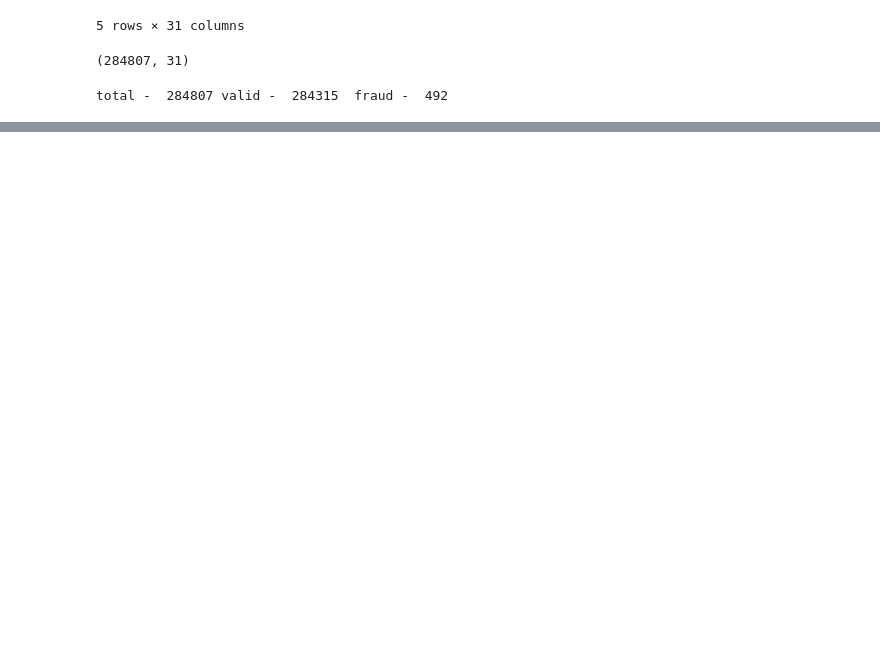
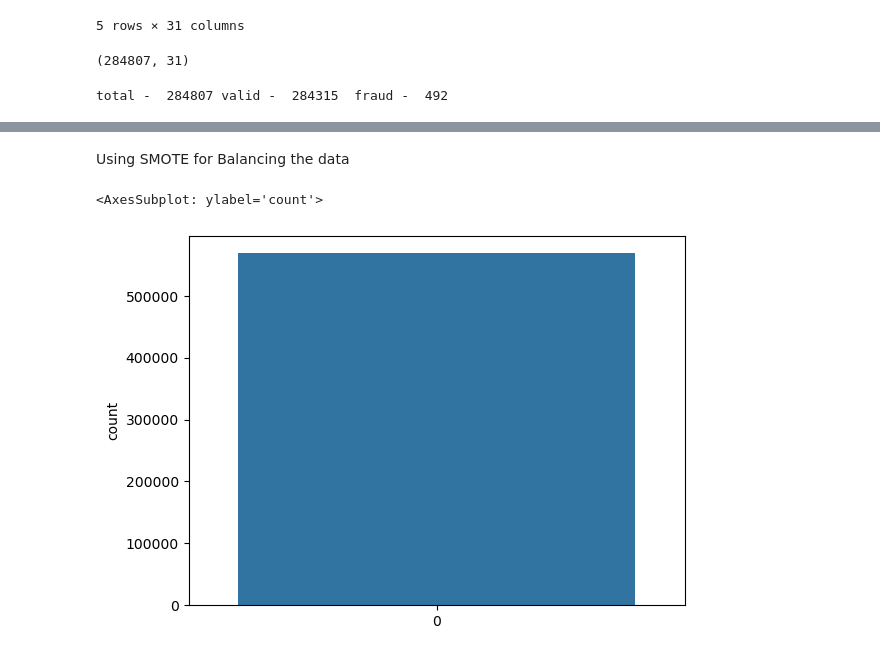
Before and after one commit to RoshanAswal/Credit-Card-Fraud-Detection, a Jupyter notebook: Fraud Detection.ipynb, the cells around one changed output, grey strips where cells are left out. Saved outputs shown, nothing was run; the diff lists cells and outputs as text; code cells hidden in the pictures; blank space fills up the shorter version.

```diff
--- a/Fraud Detection.ipynb
+++ b/Fraud Detection.ipynb
@@ -24,0 +67,3 @@ total -  284807 valid -  284315  fraud -  492
+# %%
+data=data.drop('Time',axis=1)
+data.head()
@@ -24,0 +78,4 @@ total -  284807 valid -  284315  fraud -  492
+# %%
+y=data.Class
+x=data.drop('Class',axis=1)
+y
@@ -24,0 +95,9 @@ total -  284807 valid -  284315  fraud -  492
+# %% [markdown]
+Using SMOTE for Balancing the data
+# %%
+sm=RandomOverSampler(sampling_strategy='minority')
+x_train_res,y_train_res=sm.fit_resample(data,y)
+sb.countplot(y_train_res)
+# %% [output]
+<AxesSubplot: ylabel='count'>
+[figure, added]
```
Also changed, not shown: parts of 7 cells of this notebook.
